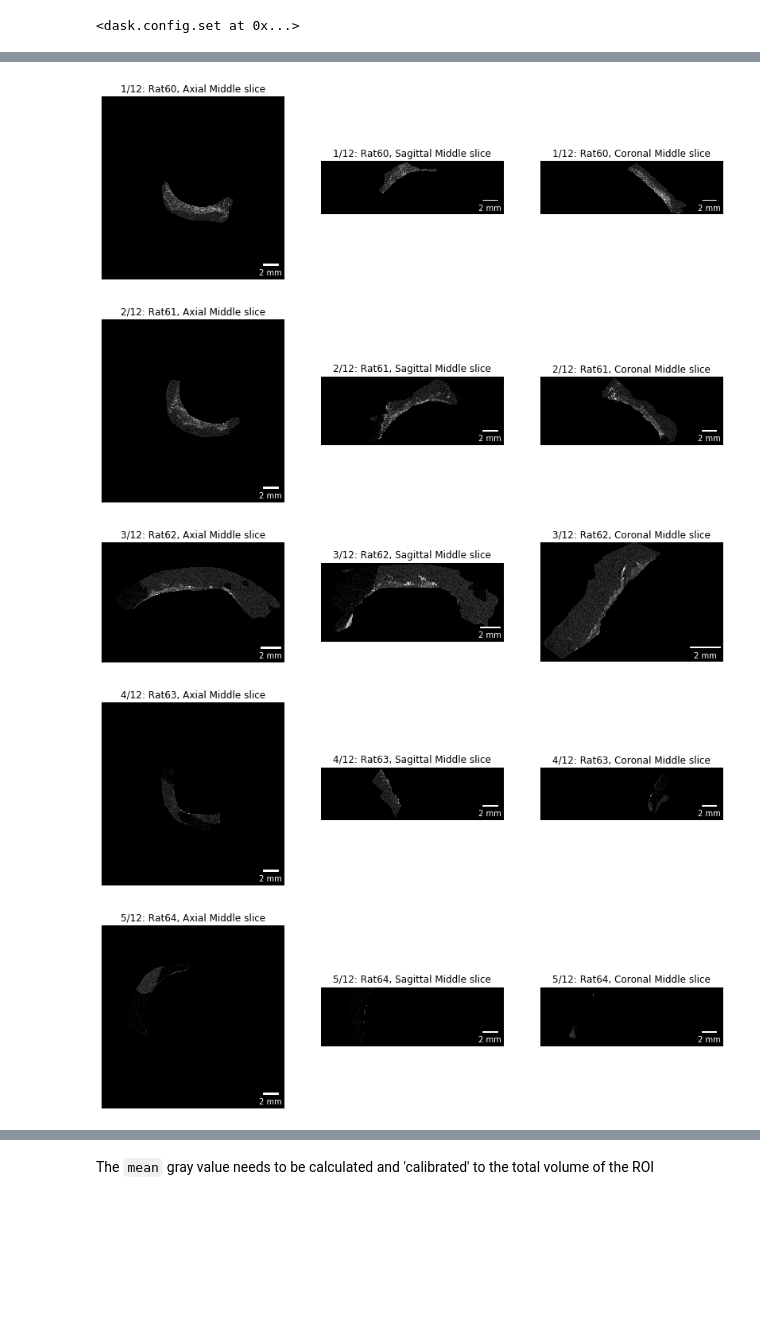
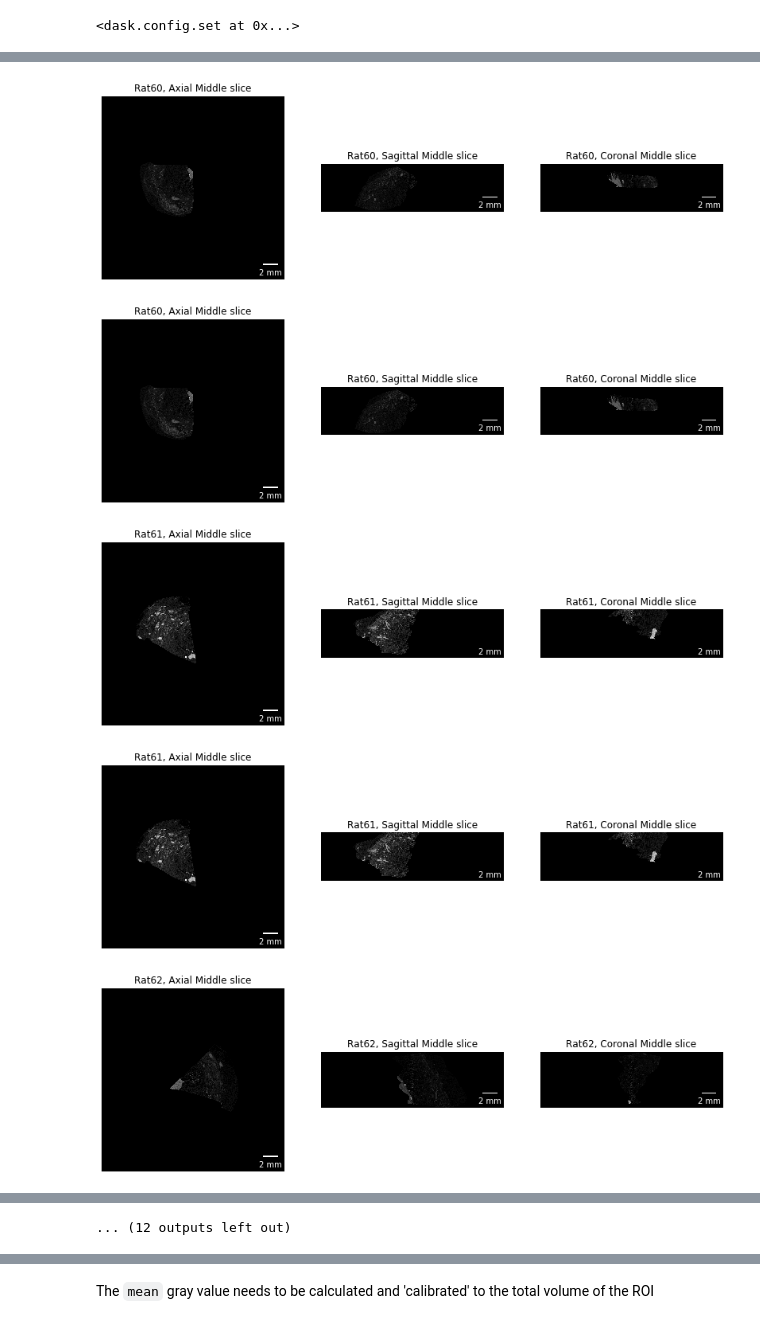
Before and after one commit to habi/heart-neoangiogenesis, a Jupyter notebook: Patch-Delineation-Analysis.ipynb, the cells around one changed output, grey strips where cells are left out. Cells and saved outputs as stored; diff of their text form; code cells hidden in the pictures; blank space fills up the shorter version.

Commit message:
Properly read 'cu_10um' scans & different patches

```diff
--- a/Patch-Delineation-Analysis.ipynb
+++ b/Patch-Delineation-Analysis.ipynb
@@ -272,0 +218,3 @@ See the caveats in the documentation: https://pandas.pydata.org/pandas-docs/stab
+# %%
+Data['VOIFolder'] = [os.path.join(os.path.dirname(f),
+                                  'voi_' + v) for f,v in zip(Data['Folder'], Data['VOI'])]
@@ -312,4 +245,0 @@ See the caveats in the documentation: https://pandas.pydata.org/pandas-docs/stab
-# %%
-# Get the file names of the reconstructions
-Data['VOISlices'] = [sorted(glob.glob(os.path.join(f, '*.png'))) for f in Data['VOIFolder']]
-Data['Number of VOI slices'] = [len(r) for r in Data.VOISlices]
@@ -326,8 +245,0 @@ See the caveats in the documentation: https://pandas.pydata.org/pandas-docs/stab
-# %%
-# Display some info
-for c, row in Data.iterrows():
-    print('%02s/%s: %s has %03s slices in its VOI folder in %s' % (c + 1,
-                                                                   len(Data),
-                                                                   row['Sample'].rjust(Data['SampleNameLength'].max()),
-                                                                   row['Number of VOI slices'],
-                                                                   row['VOIFolder']))
@@ -348,23 +247,19 @@ for c, row in Data.iterrows():
 # Convert all VOI slices into a DASK array and save them to disk
 # Partially based on http://stackoverflow.com/a/39195332/323100
 # and on /LungMetastasis/HighResolutionScanAnalysis.ipynb
-Data['OutputNameVOI'] = [os.path.join(f, sample + '_patch.zarr') for f, sample in zip(Data.Folder, Data.Sample)]
-Reconstructions = [numpy.nan for file in Data['OutputNameVOI']]
-for c, row in Data.iterrows():
-    if os.path.exists(row['OutputNameVOI']):
-        print('%2s/%s: Already saved to %s' % (c + 1,
-                                               len(Data),
-                                               row['OutputNameVOI'][len(Root):]))
-    else:
+Data['OutputNameVOI'] = [os.path.join(f, sample + '_voi_' + voi + '.zarr')
+                         for f, sample, voi in zip(Data.Folder, Data.Sample, Data.VOI)]
+for c, row in notebook.tqdm(Data.iterrows(), desc='Reading VOIs', total=len(Data)):
+    if not os.path.exists(row['OutputNameVOI']):
         print('%2s/%s: Reading %s VOI slices from %s and saving to %s' % (c + 1,
                                                                           len(Data),
                                                                           row['Number of VOI slices'],
                                                                           row['VOIFolder'][len(Root):],
                                                                           row['OutputNameVOI'][len(Root):]))
-        Reconstructions = dask_image.imread.imread(os.path.join(row['VOIFolder'], '*.png'))
-        Reconstructions.to_zarr(row['OutputNameVOI'],
-                                overwrite=True,
-                                compressor=Blosc(cname='zstd',
-                                                 clevel=3,
-                                                 shuffle=Blosc.BITSHUFFLE))
+        VOI = dask_image.imread.imread(os.path.join(row['VOIFolder'], '*.png'))
+        VOI.to_zarr(row['OutputNameVOI'],
+                    overwrite=True,
+                    compressor=Blosc(cname='zstd',
+                                     clevel=3,
+                                     shuffle=Blosc.BITSHUFFLE))
 # %% [output]
@@ -428,21 +312,19 @@ See the caveats in the documentation: https://pandas.pydata.org/pandas-docs/stab
 # %%
 # Show middle slices
 for c, row in Data.iterrows():
     for d, direction in enumerate(directions):
         plt.subplot(1, 3, d + 1)
         plt.imshow(row['Mid_' + direction])
         plt.gca().add_artist(ScaleBar(row['Voxelsize'], 'um'))
-        plt.title('%s/%s: %s, %s' % (c + 1,
-                                     len(Data),
-                                     row['Sample'],
-                                     direction + ' Middle slice'))
+        plt.title('%s, %s' % (row['Sample'],
+                              direction + ' Middle slice'))
         plt.axis('off')
     plt.savefig(os.path.join(row['Folder'], row['Sample'] + '.MiddleSlices.png'),
                 bbox_inches='tight')
     plt.show()
 # %% [output]
-[figure, old version]
+[figure, new version]
-[figure, old version]
+[figure, new version]
-[figure, old version]
+[figure, new version]
-[figure, old version]
+[figure, new version]
-[figure, old version]
+[figure, new version]
@@ -456,3 +338,4 @@ for c, row in Data.iterrows():
+... (12 outputs left out)
 # %%
 # Read or calculate the directional MIPs, put them into the dataframe and save them to disk
 for d, direction in enumerate(directions):
```
Also changed, not shown: parts of 35 cells of this notebook.
